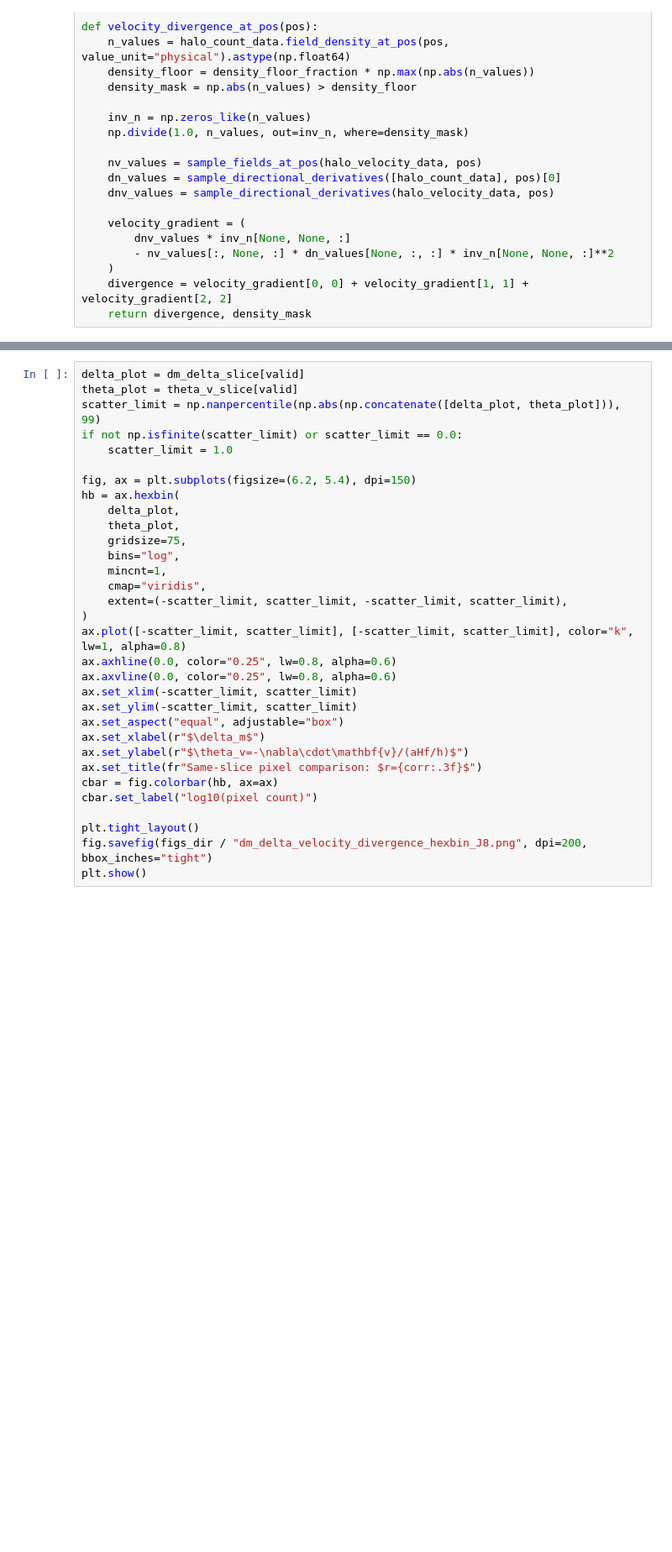
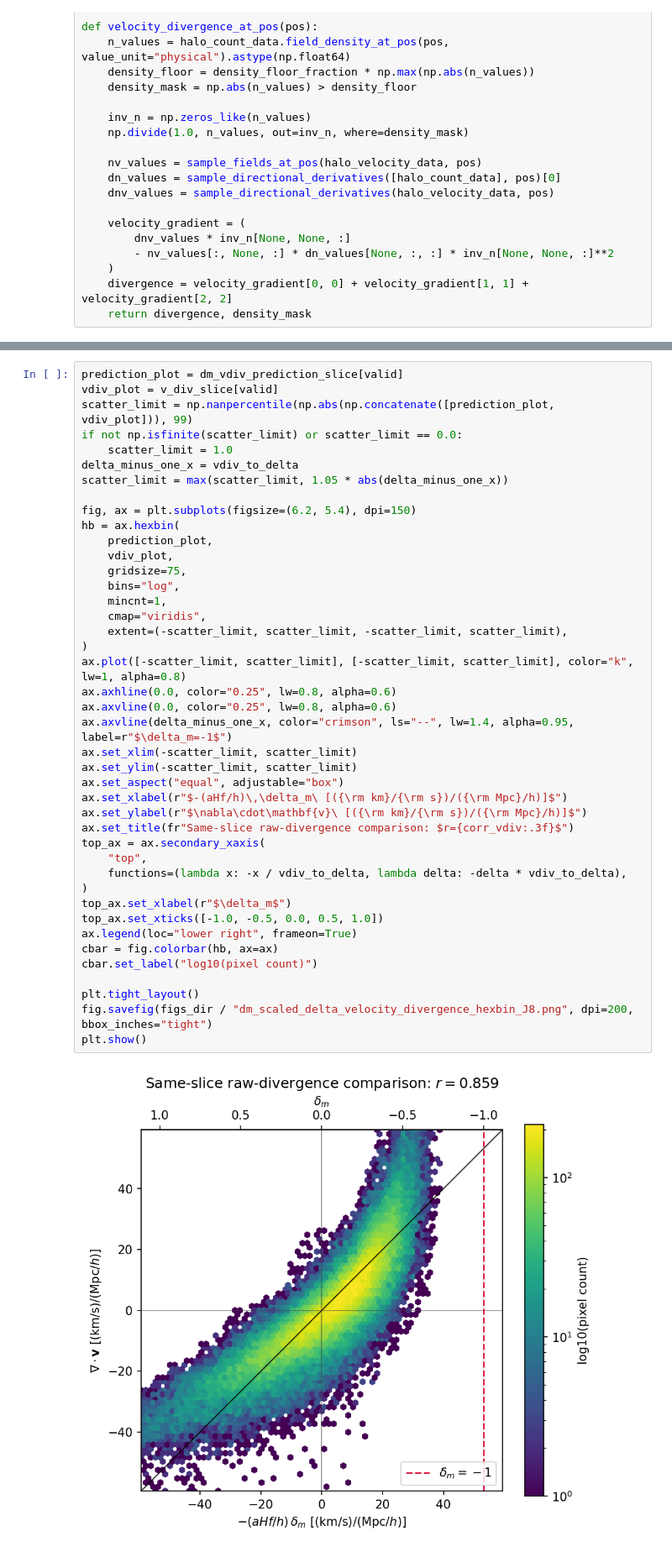
Before and after one commit to SYSUSPA-Projects/PyHermes, a Jupyter notebook: examples/notebooks/dm_delta_velocity_divergence_comparison.ipynb, the cells around one changed output, grey strips where cells are left out. Shown at 84% size. Cells and saved outputs as stored; diff of their text form; blank space fills up the shorter version.

Commit message:
Implement code changes to enhance functionality and improve performance

```diff
--- a/examples/notebooks/dm_delta_velocity_divergence_comparison.ipynb
+++ b/examples/notebooks/dm_delta_velocity_divergence_comparison.ipynb
@@ -334,32 +350,44 @@ plt.show()
 # %%
-delta_plot = dm_delta_slice[valid]
-theta_plot = theta_v_slice[valid]
-scatter_limit = np.nanpercentile(np.abs(np.concatenate([delta_plot, theta_plot])), 99)
+prediction_plot = dm_vdiv_prediction_slice[valid]
+vdiv_plot = v_div_slice[valid]
+scatter_limit = np.nanpercentile(np.abs(np.concatenate([prediction_plot, vdiv_plot])), 99)
 if not np.isfinite(scatter_limit) or scatter_limit == 0.0:
     scatter_limit = 1.0
+delta_minus_one_x = vdiv_to_delta
+scatter_limit = max(scatter_limit, 1.05 * abs(delta_minus_one_x))
 
 fig, ax = plt.subplots(figsize=(6.2, 5.4), dpi=150)
 hb = ax.hexbin(
-    delta_plot,
-    theta_plot,
+    prediction_plot,
+    vdiv_plot,
     gridsize=75,
     bins="log",
     mincnt=1,
     cmap="viridis",
     extent=(-scatter_limit, scatter_limit, -scatter_limit, scatter_limit),
 )
 ax.plot([-scatter_limit, scatter_limit], [-scatter_limit, scatter_limit], color="k", lw=1, alpha=0.8)
 ax.axhline(0.0, color="0.25", lw=0.8, alpha=0.6)
 ax.axvline(0.0, color="0.25", lw=0.8, alpha=0.6)
+ax.axvline(delta_minus_one_x, color="crimson", ls="--", lw=1.4, alpha=0.95, label=r"$\delta_m=-1$")
 ax.set_xlim(-scatter_limit, scatter_limit)
 ax.set_ylim(-scatter_limit, scatter_limit)
 ax.set_aspect("equal", adjustable="box")
-ax.set_xlabel(r"$\delta_m$")
-ax.set_ylabel(r"$\theta_v=-\nabla\cdot\mathbf{v}/(aHf/h)$")
-ax.set_title(fr"Same-slice pixel comparison: $r={corr:.3f}$")
+ax.set_xlabel(r"$-(aHf/h)\,\delta_m\ [({\rm km}/{\rm s})/({\rm Mpc}/h)]$")
+ax.set_ylabel(r"$\nabla\cdot\mathbf{v}\ [({\rm km}/{\rm s})/({\rm Mpc}/h)]$")
+ax.set_title(fr"Same-slice raw-divergence comparison: $r={corr_vdiv:.3f}$")
+top_ax = ax.secondary_xaxis(
+    "top",
+    functions=(lambda x: -x / vdiv_to_delta, lambda delta: -delta * vdiv_to_delta),
+)
+top_ax.set_xlabel(r"$\delta_m$")
+top_ax.set_xticks([-1.0, -0.5, 0.0, 0.5, 1.0])
+ax.legend(loc="lower right", frameon=True)
 cbar = fig.colorbar(hb, ax=ax)
 cbar.set_label("log10(pixel count)")
 
 plt.tight_layout()
-fig.savefig(figs_dir / "dm_delta_velocity_divergence_hexbin_J8.png", dpi=200, bbox_inches="tight")
+fig.savefig(figs_dir / "dm_scaled_delta_velocity_divergence_hexbin_J8.png", dpi=200, bbox_inches="tight")
 plt.show()
+# %% [output]
+[figure, added]
```
Also changed, not shown: parts of 9 cells of this notebook.
